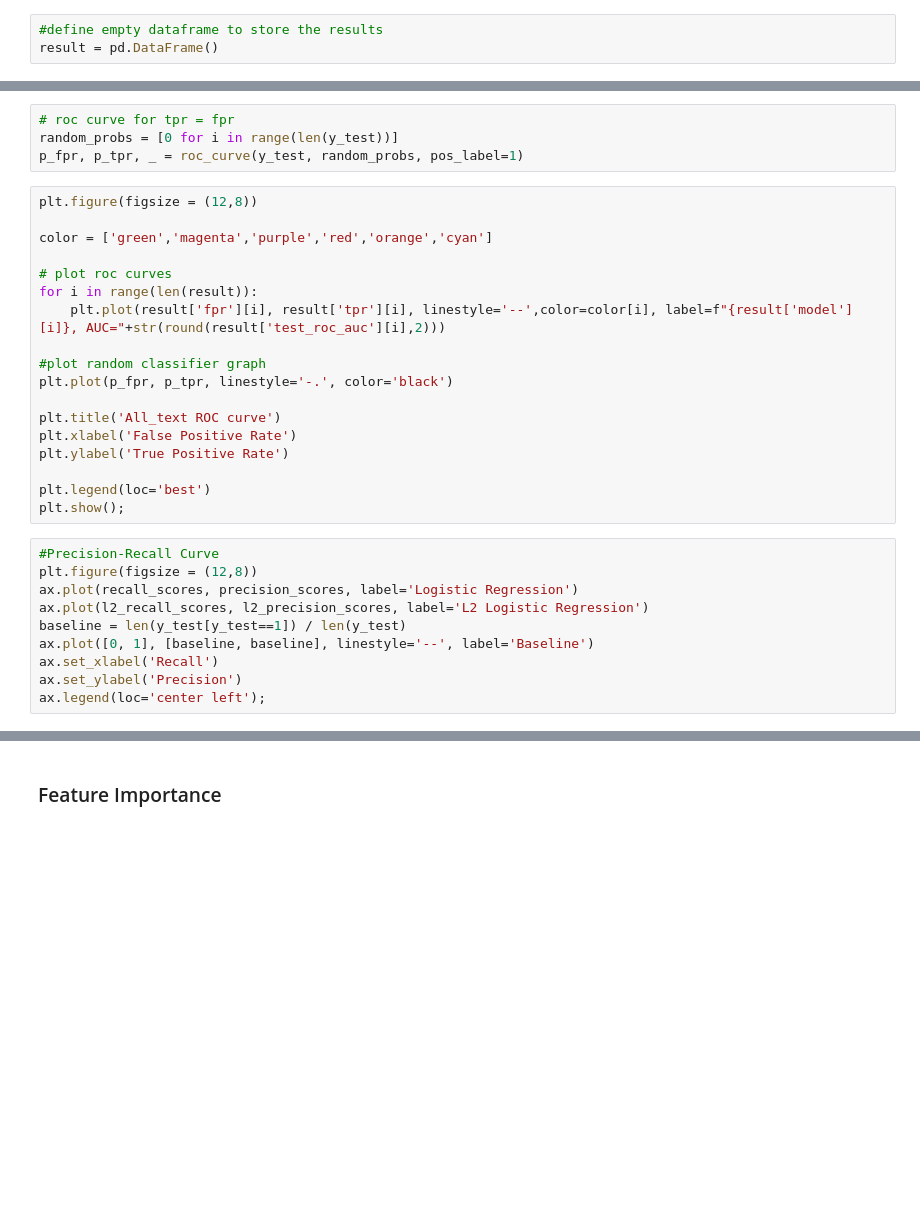
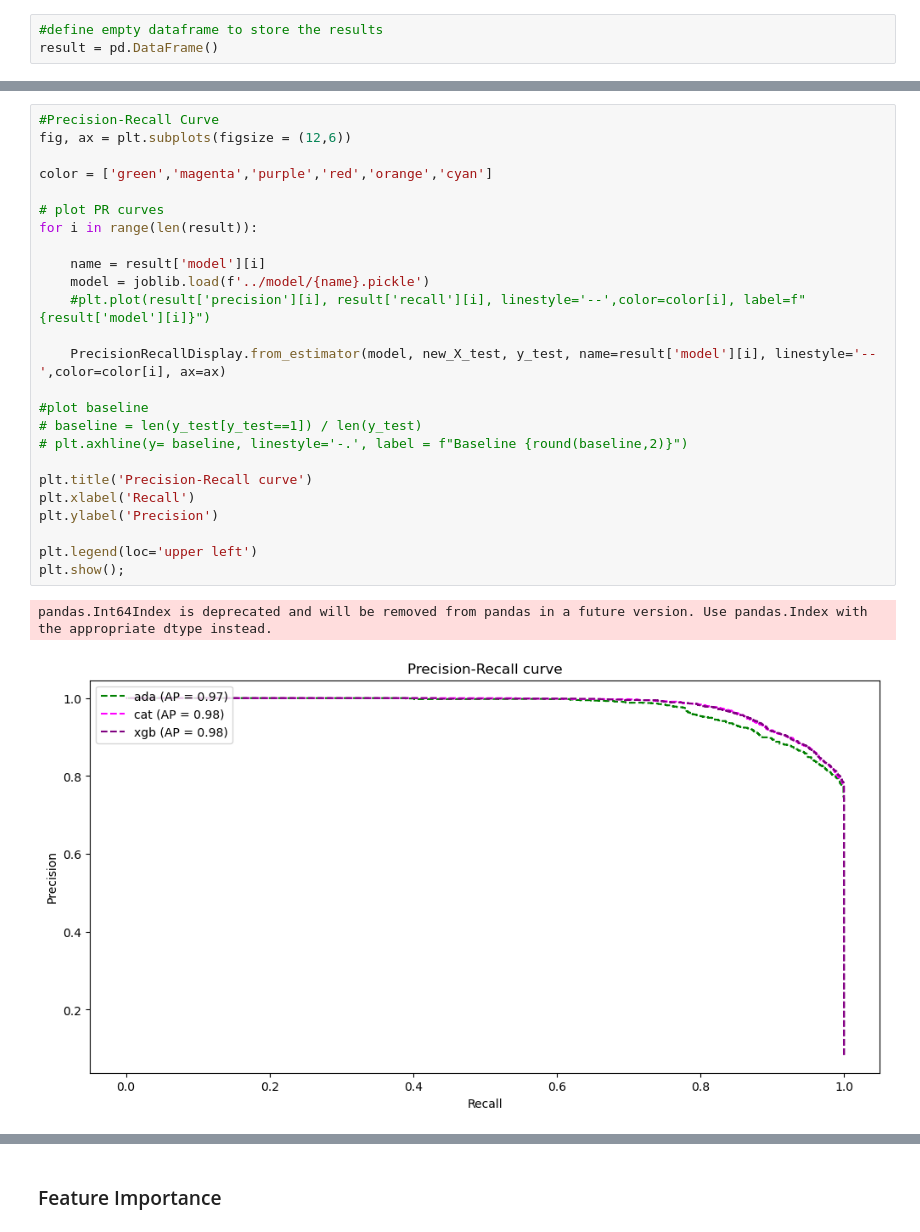
Before and after one commit to melnghp/Data_Science_Project, a Jupyter notebook: Network Classification/code/03_Preprocessing_Modeling_label.ipynb, the cells around one changed output, grey strips where cells are left out. Drawn from its saved outputs; the diff is of its cells as text; blank space fills up the shorter version.

```diff
--- a/Network Classification/code/03_Preprocessing_Modeling_label.ipynb
+++ b/Network Classification/code/03_Preprocessing_Modeling_label.ipynb
@@ -367,32 +385,28 @@ result
-# %%
-# roc curve for tpr = fpr
-random_probs = [0 for i in range(len(y_test))]
-p_fpr, p_tpr, _ = roc_curve(y_test, random_probs, pos_label=1)
-# %%
-plt.figure(figsize = (12,8))
-
-color = ['green','magenta','purple','red','orange','cyan']
-
-# plot roc curves
-for i in range(len(result)):
-    plt.plot(result['fpr'][i], result['tpr'][i], linestyle='--',color=color[i], label=f"{result['model'][i]}, AUC="+str(round(result['test_roc_auc'][i],2)))
-
-#plot random classifier graph
-plt.plot(p_fpr, p_tpr, linestyle='-.', color='black')
-
-plt.title('All_text ROC curve')
-plt.xlabel('False Positive Rate')
-plt.ylabel('True Positive Rate')
-
-plt.legend(loc='best')
-plt.show();
 # %%
 #Precision-Recall Curve
-plt.figure(figsize = (12,8))
-ax.plot(recall_scores, precision_scores, label='Logistic Regression')
-ax.plot(l2_recall_scores, l2_precision_scores, label='L2 Logistic Regression')
-baseline = len(y_test[y_test==1]) / len(y_test)
-ax.plot([0, 1], [baseline, baseline], linestyle='--', label='Baseline')
-ax.set_xlabel('Recall')
-ax.set_ylabel('Precision')
-ax.legend(loc='center left');
+fig, ax = plt.subplots(figsize = (12,6))
+
+color = ['green','magenta','purple','red','orange','cyan']
+
+# plot PR curves
+for i in range(len(result)):
+
+    name = result['model'][i]
+    model = joblib.load(f'../model/{name}.pickle')
+    #plt.plot(result['precision'][i], result['recall'][i], linestyle='--',color=color[i], label=f"{result['model'][i]}")
+
+    PrecisionRecallDisplay.from_estimator(model, new_X_test, y_test, name=result['model'][i], linestyle='--',color=color[i], ax=ax)
+
+#plot baseline
+# baseline = len(y_test[y_test==1]) / len(y_test)
+# plt.axhline(y= baseline, linestyle='-.', label = f"Baseline {round(baseline,2)}")
+
+plt.title('Precision-Recall curve')
+plt.xlabel('Recall')
+plt.ylabel('Precision')
+
+plt.legend(loc='upper left')
+plt.show();
+# %% [output]
+pandas.Int64Index is deprecated and will be removed from pandas in a future version. Use pandas.Index with the appropriate dtype instead.
+[figure, added]
```
Also changed, not shown: parts of 70 cells of this notebook, 9 other files.
